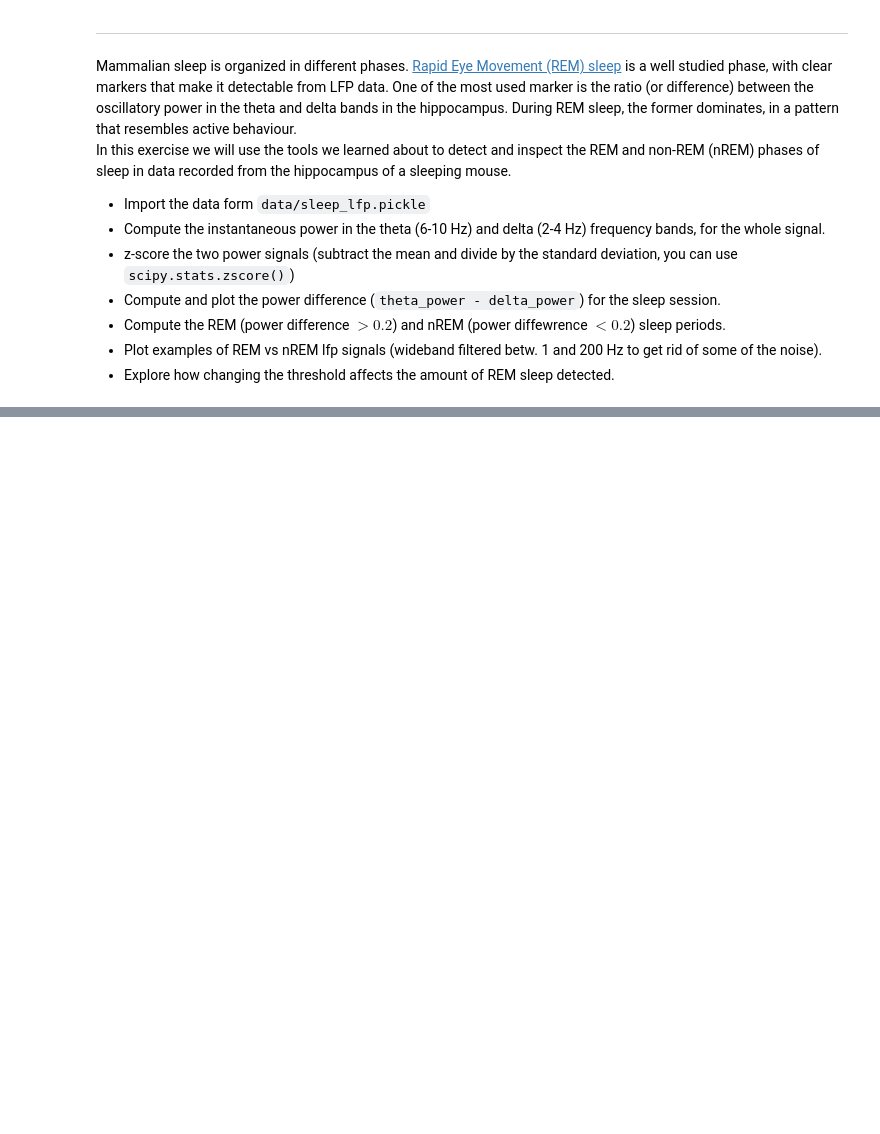
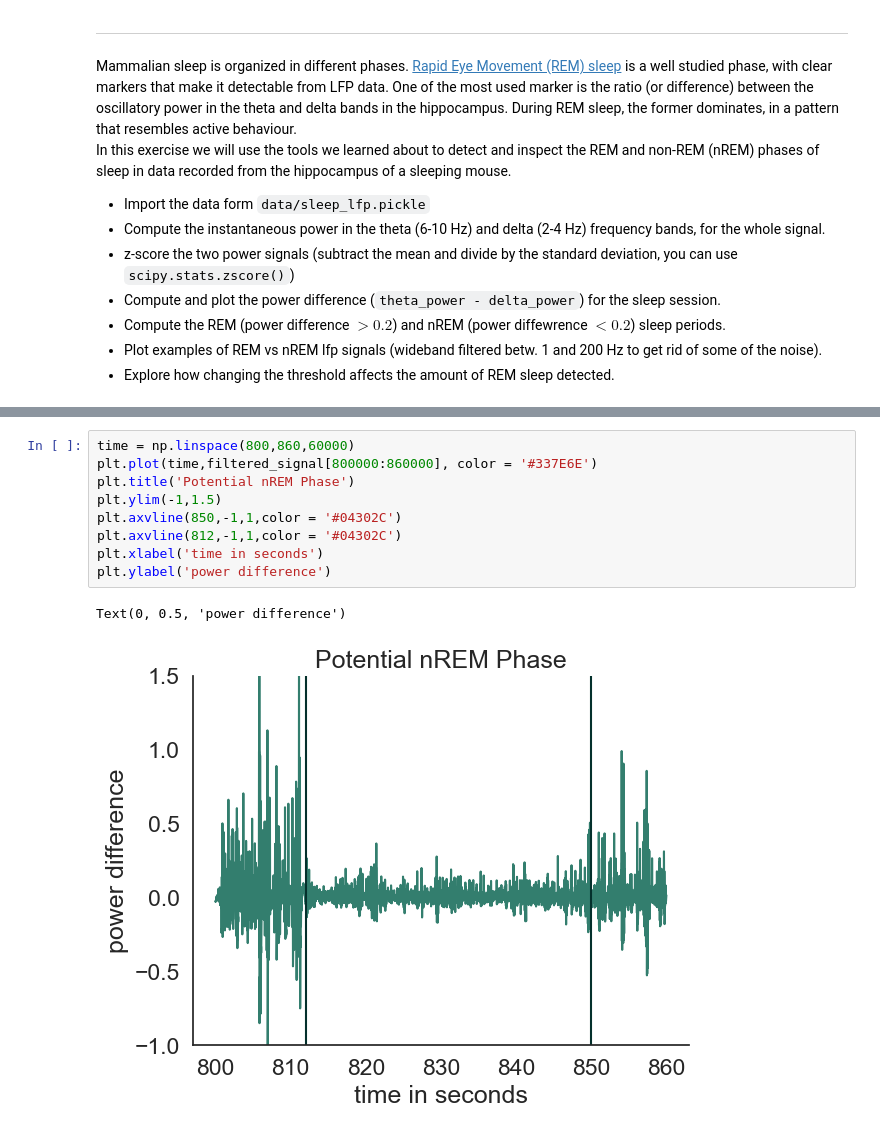
Before and after one commit to KatHemmo/NeuroAnalysis, a Jupyter notebook: exercises.ipynb, the cells around one changed output, grey strips where cells are left out. Cells and saved outputs as stored; diff of their text form; blank space fills up the shorter version.

```diff
--- a/exercises.ipynb
+++ b/exercises.ipynb
@@ -222,0 +281,12 @@ In this exercise we will use the tools we learned about to detect and inspect th
+# %%
+time = np.linspace(800,860,60000)
+plt.plot(time,filtered_signal[800000:860000], color = '#337E6E')
+plt.title('Potential nREM Phase')
+plt.ylim(-1,1.5)
+plt.axvline(850,-1,1,color = '#04302C')
+plt.axvline(812,-1,1,color = '#04302C')
+plt.xlabel('time in seconds')
+plt.ylabel('power difference')
+# %% [output]
+Text(0, 0.5, 'power difference')
+[figure, added]
```
Also changed, not shown: parts of 16 cells of this notebook.
